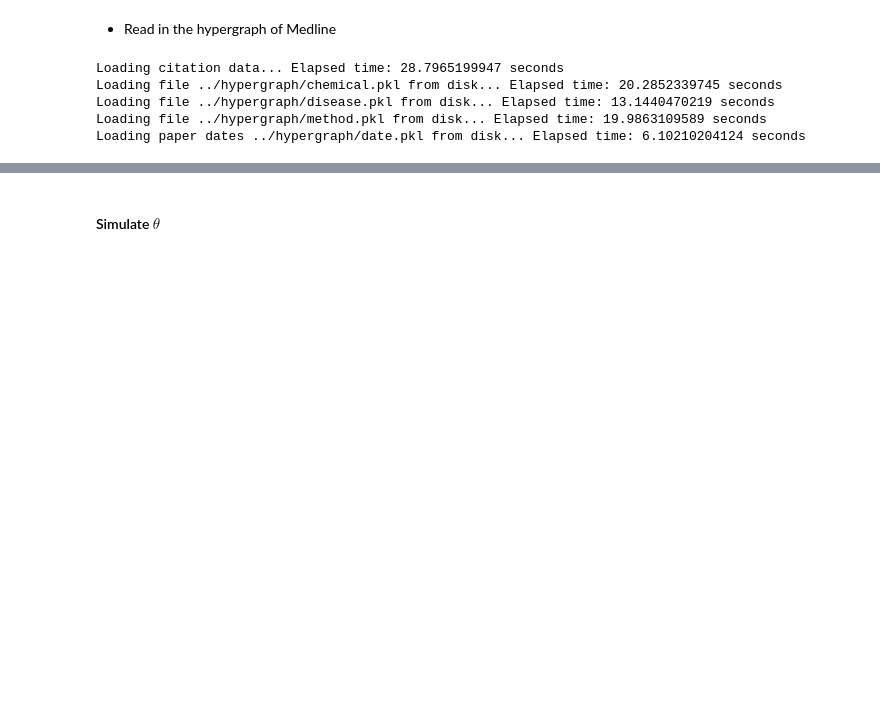
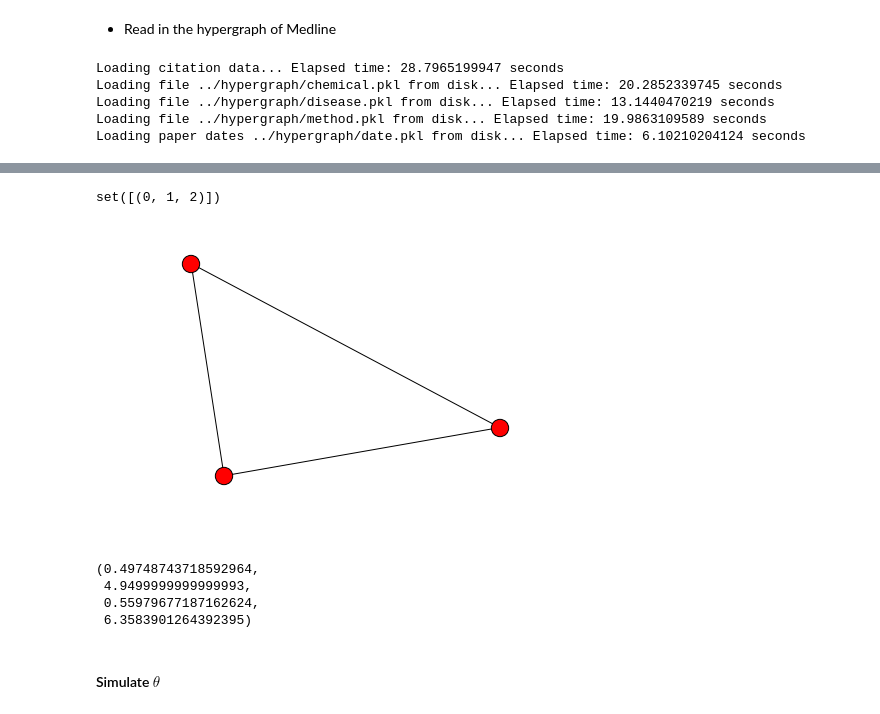
Before and after one commit to bill10/Hypergraph, a Jupyter notebook: latentModel-binary.ipynb, the cells around one changed output, grey strips where cells are left out. Saved outputs shown, nothing was run; the diff lists cells and outputs as text; code cells hidden in the pictures; blank space fills up the shorter version.

```diff
--- a/latentModel-binary.ipynb
+++ b/latentModel-binary.ipynb
@@ -121,2 +145,31 @@ for j in xrange(M):
+# %%
+N = 3
+V = range(N)
+M = 1
+E = set()
+K = 3 # dimension of hidden space
+theta = 1.65*np.array([[1,1,1],[1,1,1],[1,1,1]])
+alpha=np.log(1.65)/2
+for n in xrange(N):
+    for h in combinations(V,n+1):
+        if ph(h,theta,alpha)>0.5:
+            E.add(h)
+
+print E
+G=nx.Graph()
+G.add_edges_from(set([e for h in E for e in combinations(h,2)]))
+nx.draw(G)
+# %% [output]
+set([(0, 1, 2)])
+[figure, added]
+# %%
+h=(0,1)
+h2=(0,1,2)
+ph(h,theta,alpha), theta[:,list(h)].prod(axis=1).sum()*np.exp(-len(h)*alpha),ph(h2,theta,alpha), theta[:,list(h2)].prod(axis=1).sum()*np.exp(-len(h2)*alpha)
+# %% [output]
+(0.49748743718592964,
+ 4.9499999999999993,
+ 0.55979677187162624,
+ 6.3583901264392395)
 # %%
 def ph(h,theta,alpha):
```
Also changed, not shown: parts of 12 cells of this notebook, 1 other file.
